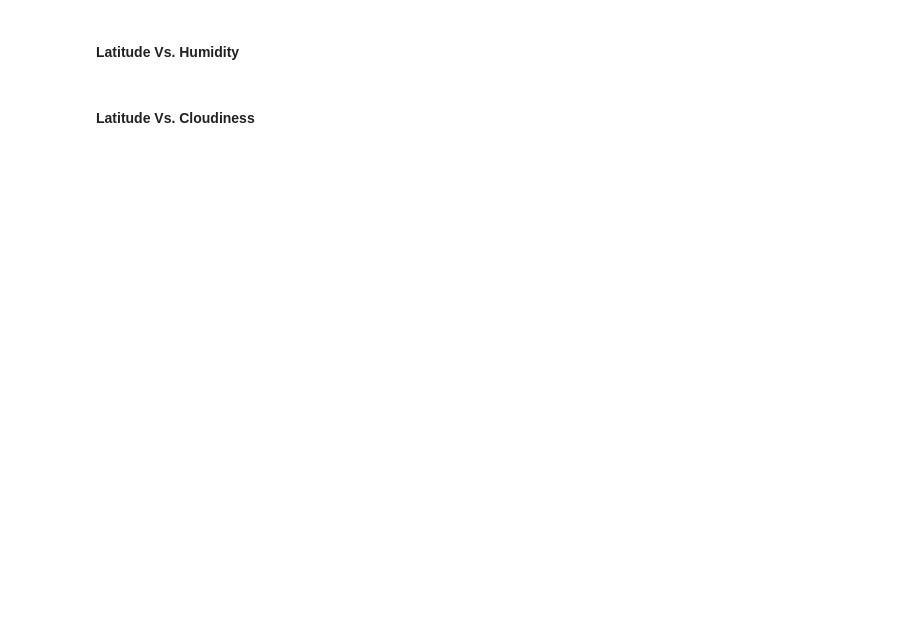
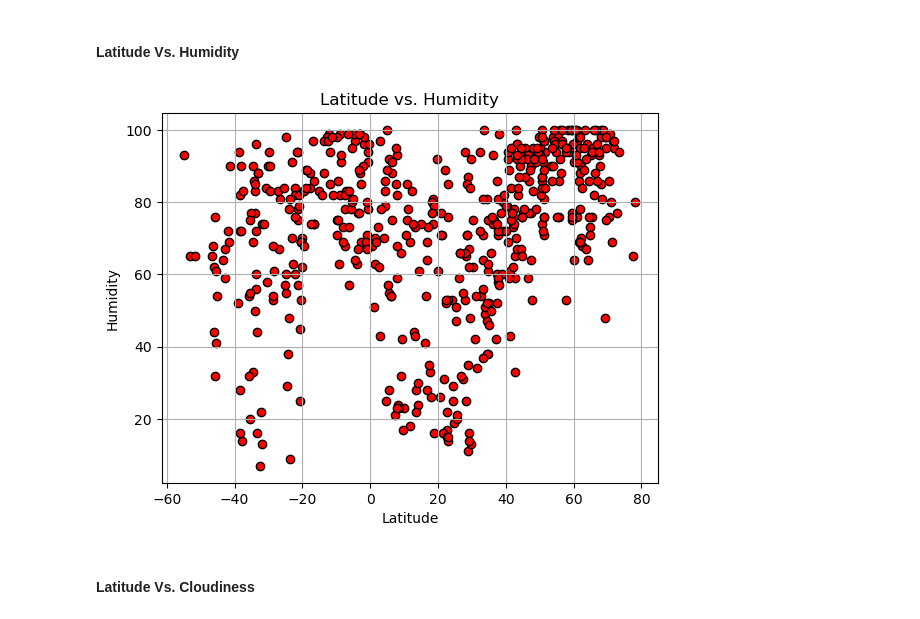
Before and after one commit to SantDRS/python-api-challenge, a Jupyter notebook: weatherpy/WeatherPy.ipynb, the cells around one changed output. Cells and saved outputs as stored; diff of their text form; code cells hidden in the pictures; blank space fills up the shorter version.

```diff
--- a/weatherpy/WeatherPy.ipynb
+++ b/weatherpy/WeatherPy.ipynb
@@ -191,16 +246,23 @@ plt.show()
 #### Latitude Vs. Humidity
 # %%
 # Build the scatter plots for latitude vs. humidity
-# YOUR CODE HERE
+lat_2 = city_data_df["Lat"]
+humidity = city_data_df["Humidity"]
+plt.scatter(lat_2, humidity, marker = "o", facecolors = "r", edgecolor = "black")
 
 # Incorporate the other graph properties
-# YOUR CODE HERE
+plt.title("Latitude vs. Humidity")
+plt.xlabel("Latitude")
+plt.ylabel("Humidity")
+plt.grid(True)
 
 # Save the figure
-plt.savefig("output_data/Fig2.png")
+plt.savefig("../output_data/Fig2.png")
 
 # Show plot
 plt.show()
+# %% [output]
+[figure, added]
 # %% [markdown]
 #### Latitude Vs. Cloudiness
 # %%
```
Also changed, not shown: parts of 42 cells of this notebook, 6 other files.
